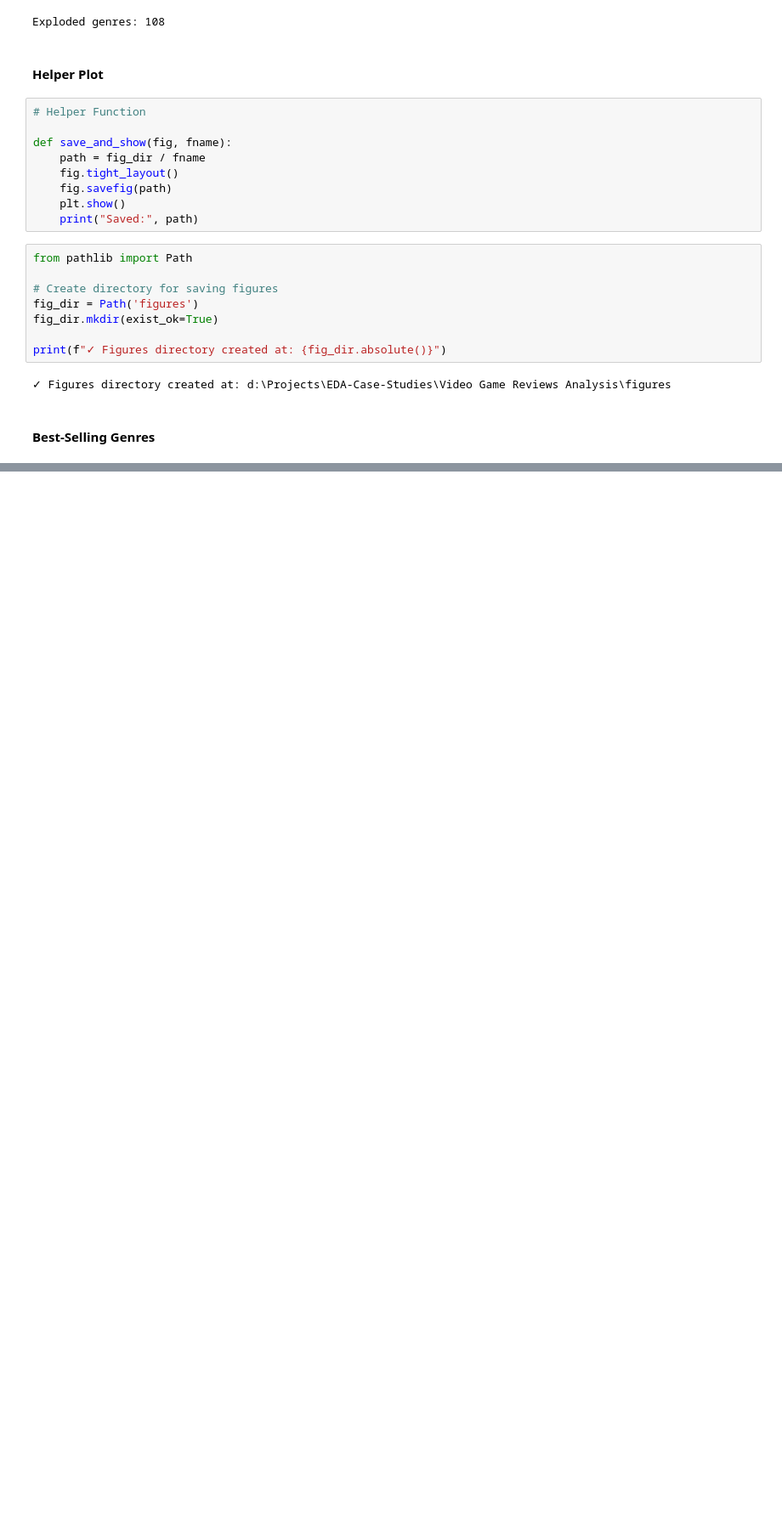
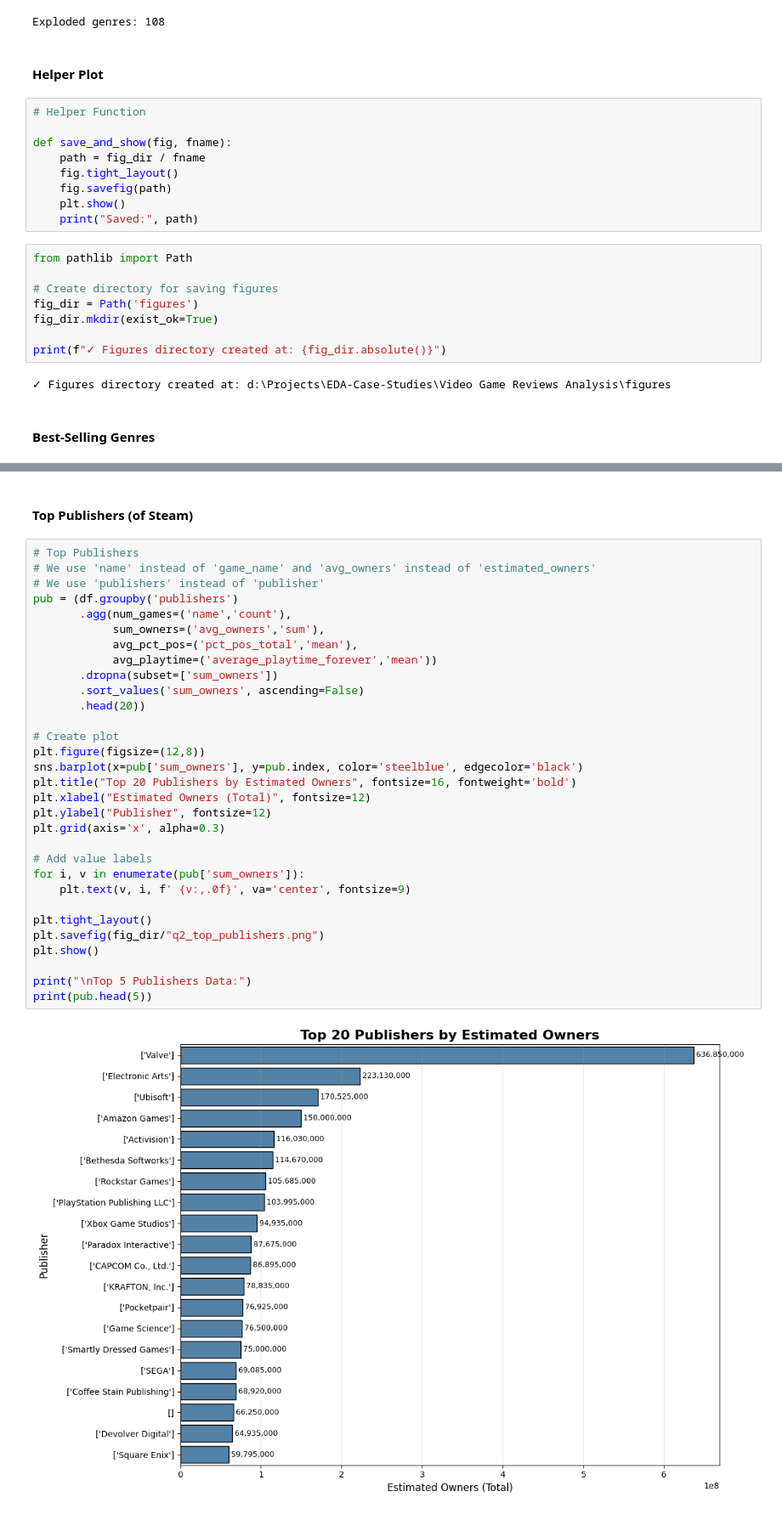
Before and after one commit to Mahanidhii/EDA-Case-Studies, a Jupyter notebook: Video Game Reviews Analysis/analysis.ipynb, the cells around one changed output, grey strips where cells are left out. Shown at 85% size. Drawn from its saved outputs; the diff is of its cells as text; blank space fills up the shorter version.

Commit message:
chore: code build for different visualizations

```diff
--- a/Video Game Reviews Analysis/analysis.ipynb
+++ b/Video Game Reviews Analysis/analysis.ipynb
@@ -338,3 +338,38 @@ Total unique genres: 108
 Top genre: ['Action' with 5,042,370,000 estimated owners
 Games in top genre: 34,225
 Average positive rating in top genre: 44.3%
+# %% [markdown]
+#### Top Publishers (of Steam)
+# %%
+# Top Publishers
+# We use 'name' instead of 'game_name' and 'avg_owners' instead of 'estimated_owners'
+# We use 'publishers' instead of 'publisher'
+pub = (df.groupby('publishers')
+       .agg(num_games=('name','count'),
+            sum_owners=('avg_owners','sum'),
+            avg_pct_pos=('pct_pos_total','mean'),
+            avg_playtime=('average_playtime_forever','mean'))
+       .dropna(subset=['sum_owners'])
+       .sort_values('sum_owners', ascending=False)
+       .head(20))
+
+# Create plot
+plt.figure(figsize=(12,8))
+sns.barplot(x=pub['sum_owners'], y=pub.index, color='steelblue', edgecolor='black')
+plt.title("Top 20 Publishers by Estimated Owners", fontsize=16, fontweight='bold')
+plt.xlabel("Estimated Owners (Total)", fontsize=12)
+plt.ylabel("Publisher", fontsize=12)
+plt.grid(axis='x', alpha=0.3)
+
+# Add value labels
+for i, v in enumerate(pub['sum_owners']):
+    plt.text(v, i, f' {v:,.0f}', va='center', fontsize=9)
+
+plt.tight_layout()
+plt.savefig(fig_dir/"q2_top_publishers.png")
+plt.show()
+
+print("\nTop 5 Publishers Data:")
+print(pub.head(5))
+# %% [output]
+[figure, added]
```
Also changed, not shown: parts of 3 cells of this notebook, 1 other file.
